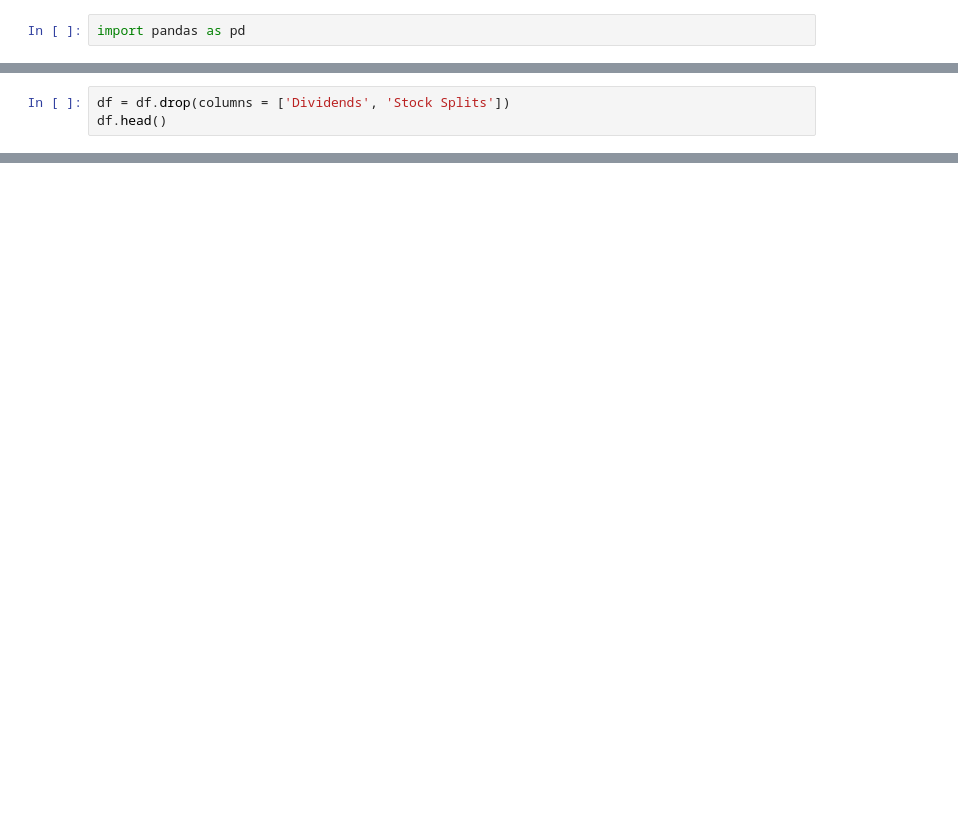
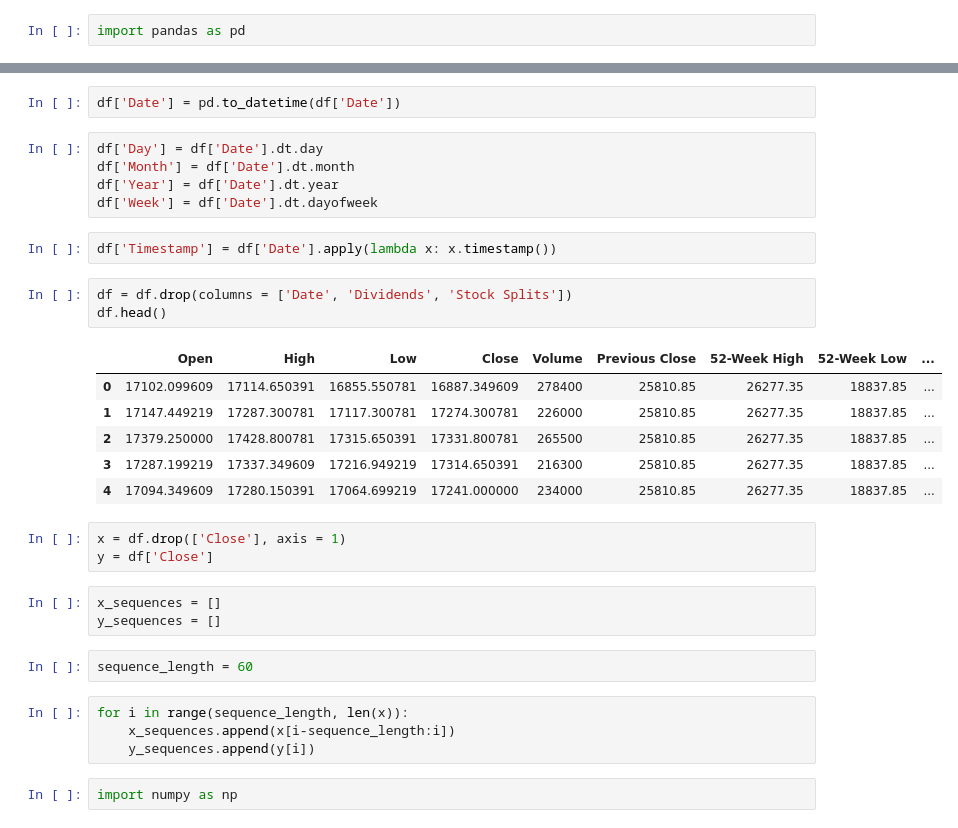
Before and after one commit to DSML-NMAMIT/stock-price-prediction, a Jupyter notebook: lstm_train.ipynb, the cells around one changed output, grey strips where cells are left out. Saved outputs shown, nothing was run; the diff lists cells and outputs as text; blank space fills up the shorter version.

```diff
--- a/lstm_train.ipynb
+++ b/lstm_train.ipynb
@@ -10,6 +10,3 @@ df.head()
 | 2 | 2022-10-06 00:00:00+05:30 | 17379.250000 | 17428.800781 | 17315.650391 | 17331.800781 | 265500 | 0.0 | 0.0 | 25810.85 | ... |
 | 3 | 2022-10-07 00:00:00+05:30 | 17287.199219 | 17337.349609 | 17216.949219 | 17314.650391 | 216300 | 0.0 | 0.0 | 25810.85 | ... |
 | 4 | 2022-10-10 00:00:00+05:30 | 17094.349609 | 17280.150391 | 17064.699219 | 17241.000000 | 234000 | 0.0 | 0.0 | 25810.85 | ... |
-# %%
-df = df.drop(columns = ['Dividends', 'Stock Splits'])
-df.head()
@@ -22,0 +13,33 @@ df.head()
+# %%
+df['Date'] = pd.to_datetime(df['Date'])
+# %%
+df['Day'] = df['Date'].dt.day
+df['Month'] = df['Date'].dt.month
+df['Year'] = df['Date'].dt.year
+df['Week'] = df['Date'].dt.dayofweek
+# %%
+df['Timestamp'] = df['Date'].apply(lambda x: x.timestamp())
+# %%
+df = df.drop(columns = ['Date', 'Dividends', 'Stock Splits'])
+df.head()
+# %% [output]
+|  | Open | High | Low | Close | Volume | Previous Close | 52-Week High | 52-Week Low | ... |
+| 0 | 17102.099609 | 17114.650391 | 16855.550781 | 16887.349609 | 278400 | 25810.85 | 26277.35 | 18837.85 | ... |
+| 1 | 17147.449219 | 17287.300781 | 17117.300781 | 17274.300781 | 226000 | 25810.85 | 26277.35 | 18837.85 | ... |
+| 2 | 17379.250000 | 17428.800781 | 17315.650391 | 17331.800781 | 265500 | 25810.85 | 26277.35 | 18837.85 | ... |
+| 3 | 17287.199219 | 17337.349609 | 17216.949219 | 17314.650391 | 216300 | 25810.85 | 26277.35 | 18837.85 | ... |
+| 4 | 17094.349609 | 17280.150391 | 17064.699219 | 17241.000000 | 234000 | 25810.85 | 26277.35 | 18837.85 | ... |
+# %%
+x = df.drop(['Close'], axis = 1)
+y = df['Close']
+# %%
+x_sequences = []
+y_sequences = []
+# %%
+sequence_length = 60
+# %%
+for i in range(sequence_length, len(x)):
+    x_sequences.append(x[i-sequence_length:i])
+    y_sequences.append(y[i])
+# %%
+import numpy as np
```
Also changed, not shown: parts of 19 cells of this notebook, 1 other file.
